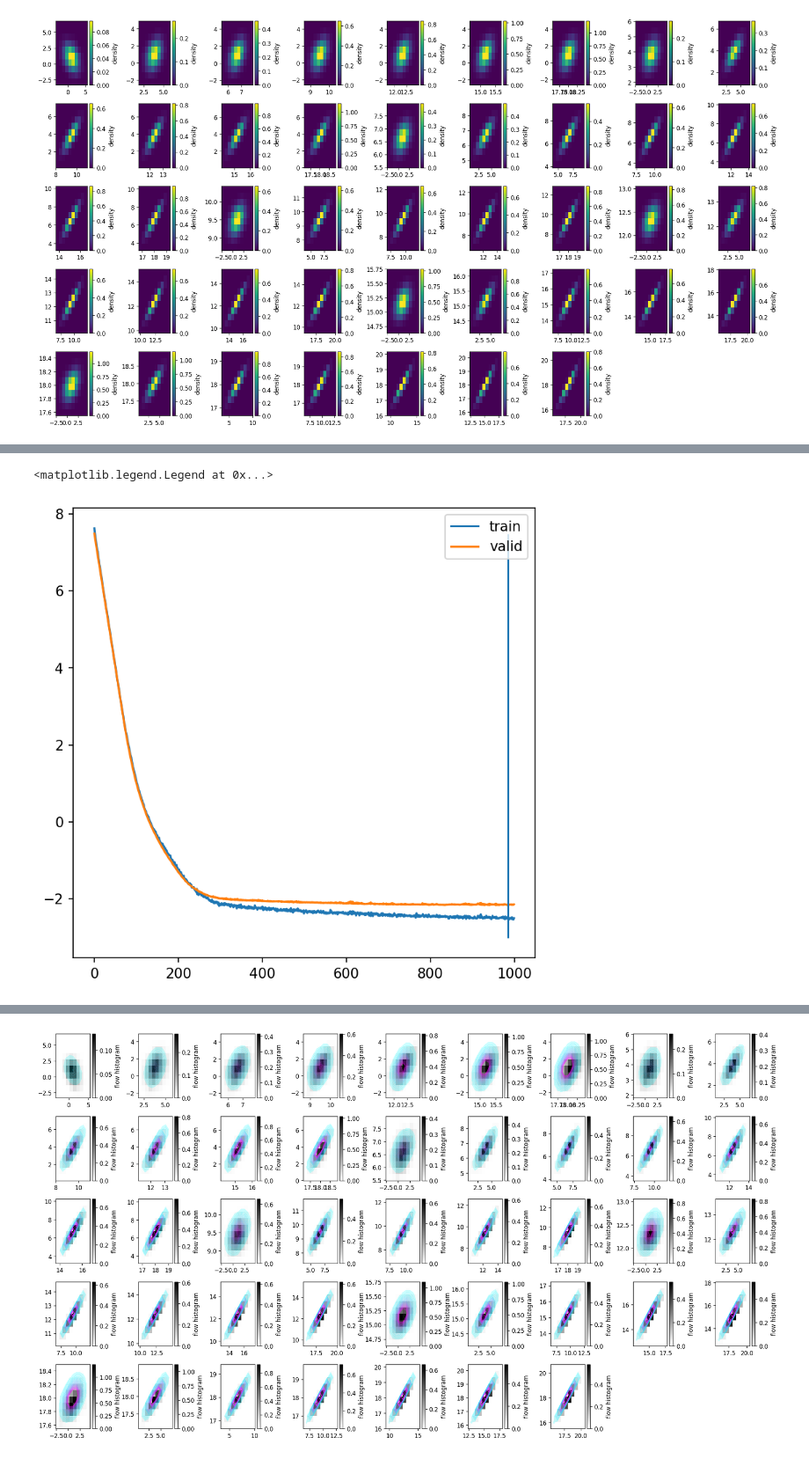
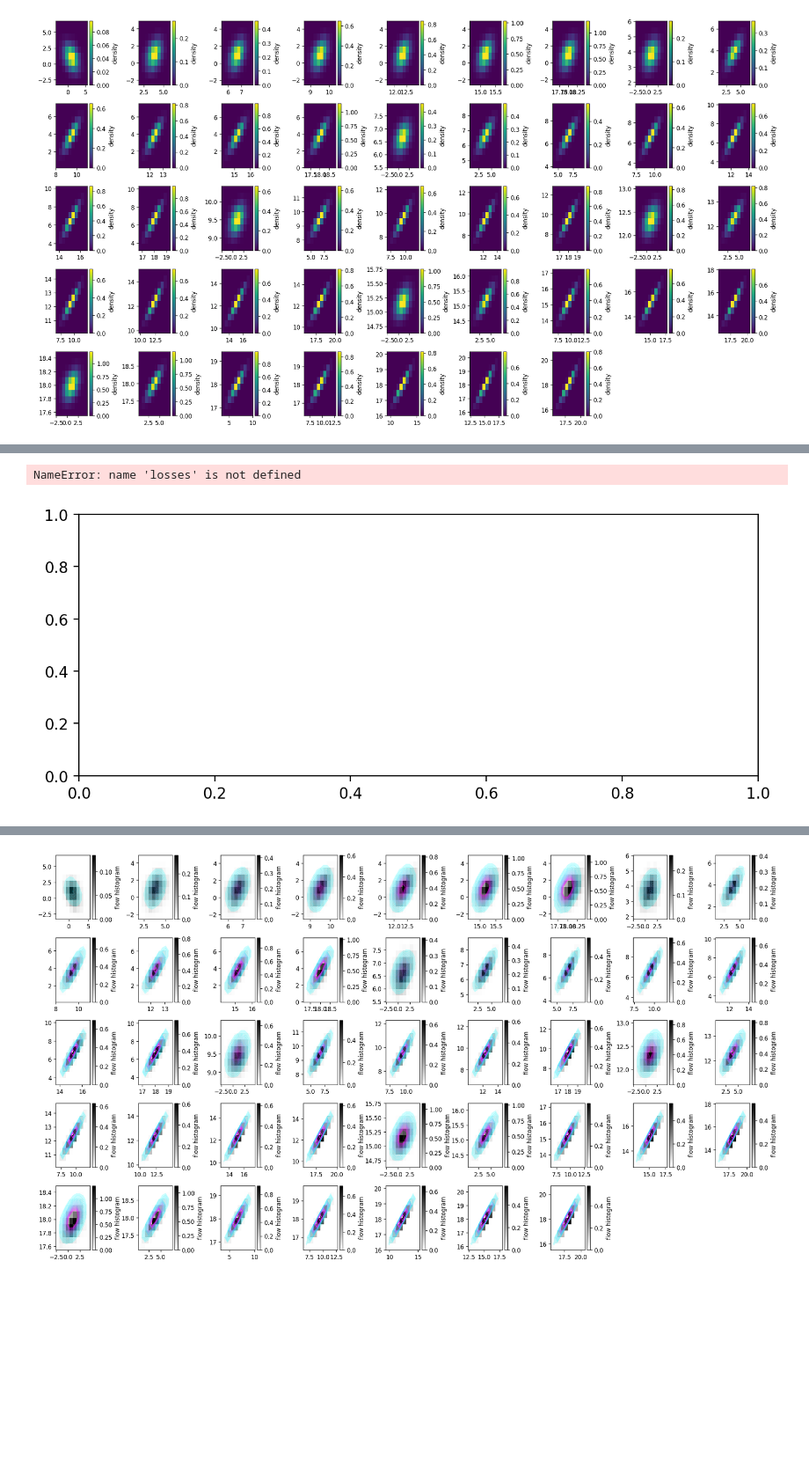
Before and after one commit to phinate/flow-interpolation, a Jupyter notebook: toy_problem.ipynb, the cells around one changed output, grey strips where cells are left out. Shown at 88% size. Cells and saved outputs as stored; diff of their text form; code cells hidden in the pictures; blank space fills up the shorter version.

```diff
--- a/toy_problem.ipynb
+++ b/toy_problem.ipynb
@@ -6,8 +6,11 @@ import jax.scipy as jsp
 import random
 import os
 import torch
-plt.rc("figure", figsize=[6,6], dpi=150, facecolor='w')
 import numpy as np
+
+subplot_settings = dict(figsize=[7, 3], dpi=200, tight_layout=True)
+
+
 def seed_torch(seed=42):
     random.seed(seed)
     os.environ["PYTHONHASHSEED"] = str(seed)
@@ -215,13 +216,13 @@ valid = np.concatenate(
         (valid_from_train[:,2:], valid_from_test[:, 2:])
     )
 
-result, metric, iteration, losses = train.train_loop(
-    1000,
-    flow,
-    opt,
-    batch_iter,
-    valid_set = valid,
-    feature_scaler=feature_scaler,
-    context_scaler=context_scaler,
-    print_every = 500
-)
+# result, metric, iteration, losses = train.train_loop(
+#     3000,
+#     flow,
+#     opt,
+#     batch_iter,
+#     valid_set = valid,
+#     feature_scaler=feature_scaler,
+#     context_scaler=context_scaler,
+#     print_every = 500
+# )
@@ -238,8 +232,9 @@ valid loss = -2.137848138809204
 # %%
-plt.plot(torch.tensor(losses[0]).detach(), label='train')
-plt.plot(losses[1], label='valid')
-plt.vlines(iteration, -3, np.max(losses[1]))
-plt.legend()
+fig, ax = plt.subplots(**subplot_settings)
+ax.plot(torch.tensor(losses[0]).detach(), label='train')
+ax.plot(losses[1], label='valid')
+ax.vlines(iteration, -3, np.max(losses[1]))
+ax.legend();
 # %% [output]
-<matplotlib.legend.Legend at 0x...>
+NameError: name 'losses' is not defined
-[figure, old version]
+[figure, new version]
```
Also changed, not shown: parts of 13 cells of this notebook, 1 other file.
